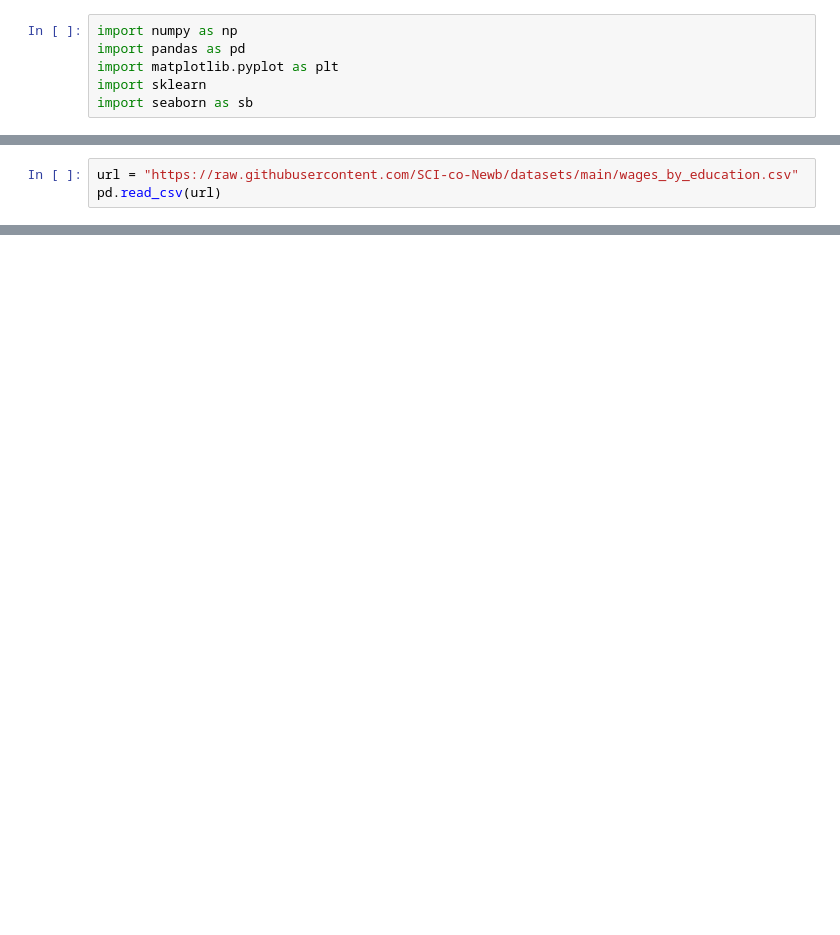
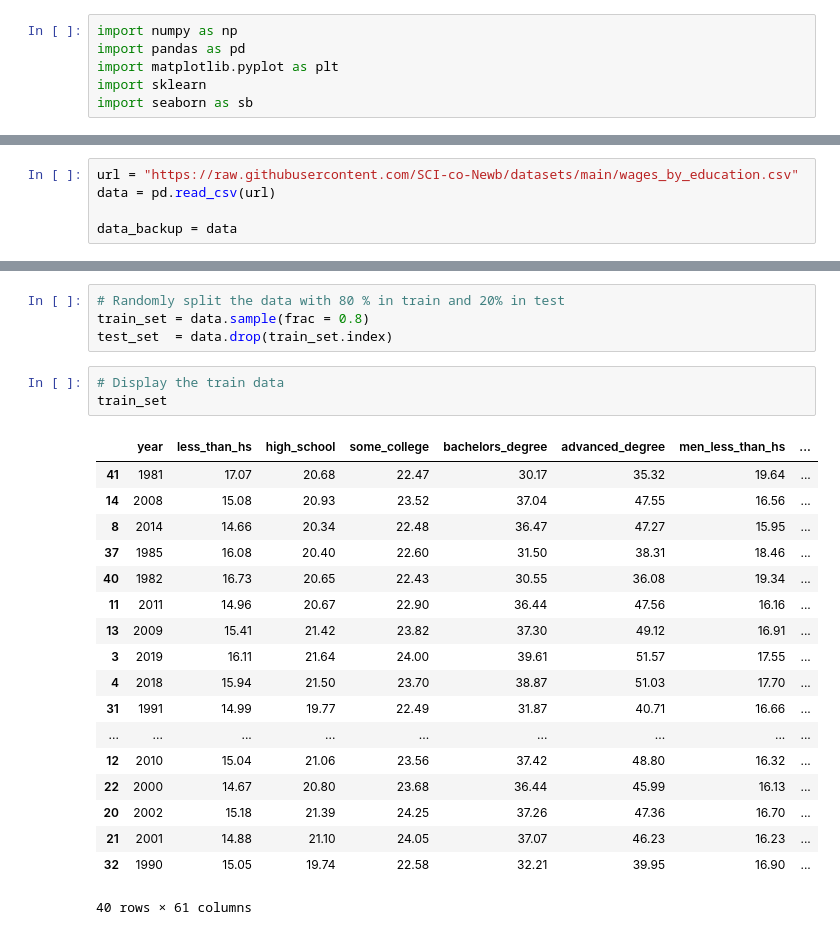
Before and after one commit to pauldumitriu001/EECS3401_IntroToAi_FinalProject, a Jupyter notebook: testNotebook.ipynb, the cells around one changed output, grey strips where cells are left out. Cells and saved outputs as stored; diff of their text form; blank space fills up the shorter version.

Commit message:
Follwed 1 and 2, also split into train and test sets

```diff
--- a/testNotebook.ipynb
+++ b/testNotebook.ipynb
@@ -16,3 +26,5 @@ Given the datasets url, load in the csv file using pandas.
 # %%
 url = "https://raw.githubusercontent.com/SCI-co-Newb/datasets/main/wages_by_education.csv"
-pd.read_csv(url)
+data = pd.read_csv(url)
+
+data_backup = data
@@ -37,0 +115,26 @@ pd.read_csv(url)
+# %%
+# Randomly split the data with 80 % in train and 20% in test
+train_set = data.sample(frac = 0.8)
+test_set  = data.drop(train_set.index)
+# %%
+# Display the train data
+train_set
+# %% [output]
+|  | year | less_than_hs | high_school | some_college | bachelors_degree | advanced_degree | men_less_than_hs | ... |
+| 41 | 1981 | 17.07 | 20.68 | 22.47 | 30.17 | 35.32 | 19.64 | ... |
+| 14 | 2008 | 15.08 | 20.93 | 23.52 | 37.04 | 47.55 | 16.56 | ... |
+| 8 | 2014 | 14.66 | 20.34 | 22.48 | 36.47 | 47.27 | 15.95 | ... |
+| 37 | 1985 | 16.08 | 20.40 | 22.60 | 31.50 | 38.31 | 18.46 | ... |
+| 40 | 1982 | 16.73 | 20.65 | 22.43 | 30.55 | 36.08 | 19.34 | ... |
+| 11 | 2011 | 14.96 | 20.67 | 22.90 | 36.44 | 47.56 | 16.16 | ... |
+| 13 | 2009 | 15.41 | 21.42 | 23.82 | 37.30 | 49.12 | 16.91 | ... |
+| 3 | 2019 | 16.11 | 21.64 | 24.00 | 39.61 | 51.57 | 17.55 | ... |
+| 4 | 2018 | 15.94 | 21.50 | 23.70 | 38.87 | 51.03 | 17.70 | ... |
+| 31 | 1991 | 14.99 | 19.77 | 22.49 | 31.87 | 40.71 | 16.66 | ... |
+| ... | ... | ... | ... | ... | ... | ... | ... | ... |
+| 12 | 2010 | 15.04 | 21.06 | 23.56 | 37.42 | 48.80 | 16.32 | ... |
+| 22 | 2000 | 14.67 | 20.80 | 23.68 | 36.44 | 45.99 | 16.13 | ... |
+| 20 | 2002 | 15.18 | 21.39 | 24.25 | 37.26 | 47.36 | 16.70 | ... |
+| 21 | 2001 | 14.88 | 21.10 | 24.05 | 37.07 | 46.23 | 16.23 | ... |
+| 32 | 1990 | 15.05 | 19.74 | 22.58 | 32.21 | 39.95 | 16.90 | ... |
+40 rows × 61 columns
```
Also changed, not shown: parts of 13 cells of this notebook.
